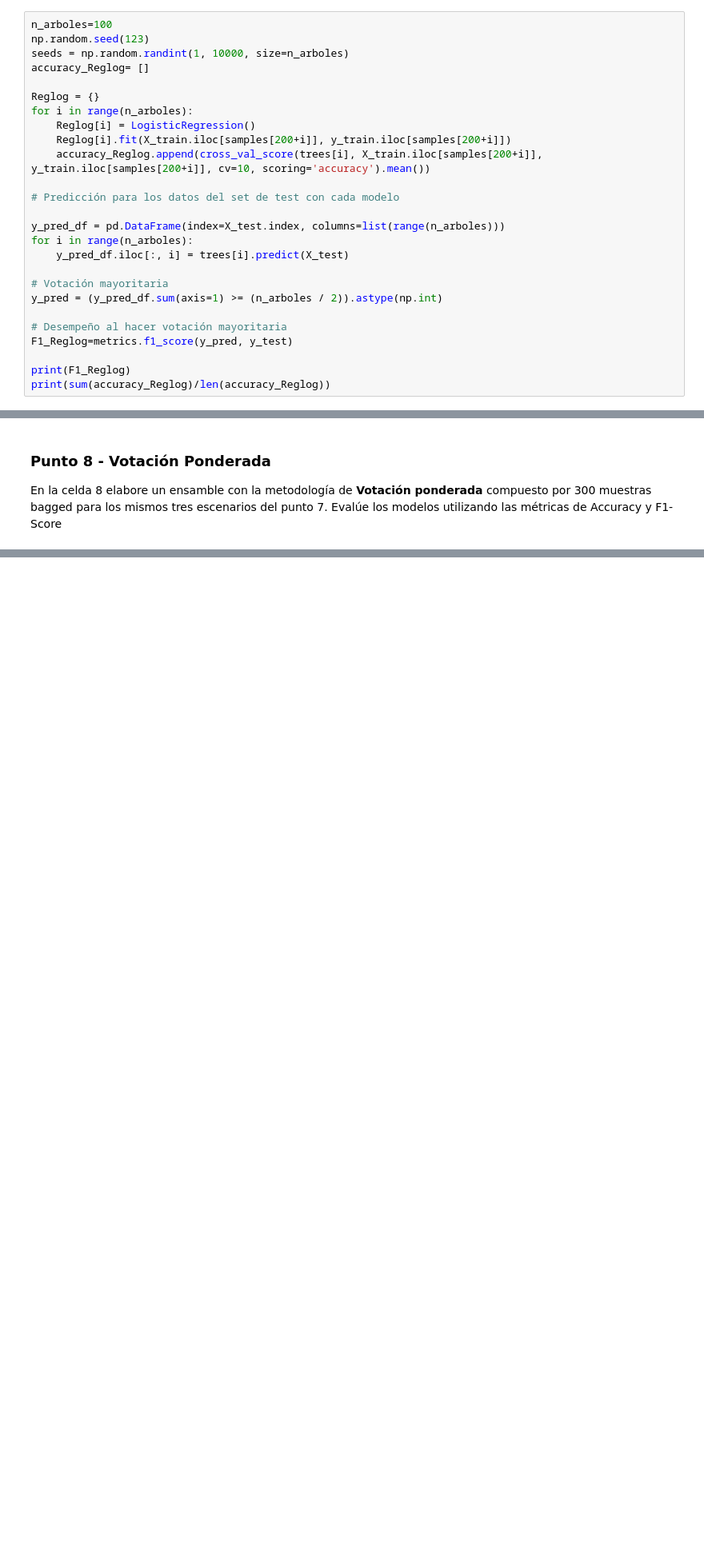
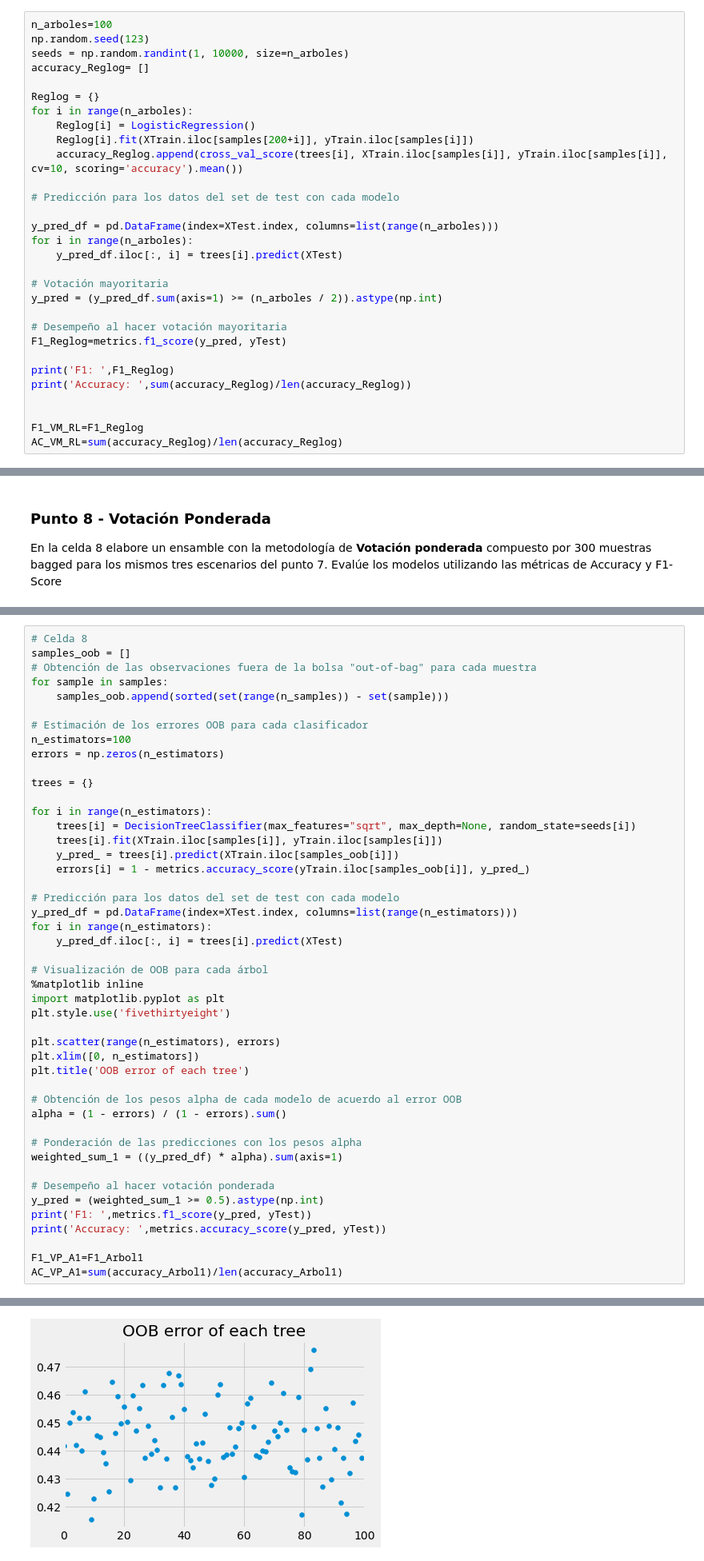
Before and after one commit to yovany/MIAD_ML_and_NLP, a Jupyter notebook: Semana 1/S1TC1_arboles_ensamblajes(entregable).ipynb, the cells around one changed output, grey strips where cells are left out. Shown: that part at 80% size. Cells and saved outputs as stored; diff of their text form; blank space fills up the shorter version.

```diff
--- a/Semana 1/S1TC1_arboles_ensamblajes(entregable).ipynb
+++ b/Semana 1/S1TC1_arboles_ensamblajes(entregable).ipynb
@@ -499,21 +525,25 @@ accuracy_Reglog= []
 Reglog = {}
 for i in range(n_arboles):
     Reglog[i] = LogisticRegression()
-    Reglog[i].fit(X_train.iloc[samples[200+i]], y_train.iloc[samples[200+i]])
-    accuracy_Reglog.append(cross_val_score(trees[i], X_train.iloc[samples[200+i]], y_train.iloc[samples[200+i]], cv=10, scoring='accuracy').mean())
+    Reglog[i].fit(XTrain.iloc[samples[200+i]], yTrain.iloc[samples[i]])
+    accuracy_Reglog.append(cross_val_score(trees[i], XTrain.iloc[samples[i]], yTrain.iloc[samples[i]], cv=10, scoring='accuracy').mean())
 
 # Predicción para los datos del set de test con cada modelo
 
-y_pred_df = pd.DataFrame(index=X_test.index, columns=list(range(n_arboles)))
+y_pred_df = pd.DataFrame(index=XTest.index, columns=list(range(n_arboles)))
 for i in range(n_arboles):
-    y_pred_df.iloc[:, i] = trees[i].predict(X_test)
+    y_pred_df.iloc[:, i] = trees[i].predict(XTest)
 
 # Votación mayoritaria
 y_pred = (y_pred_df.sum(axis=1) >= (n_arboles / 2)).astype(np.int)
 
 # Desempeño al hacer votación mayoritaria
-F1_Reglog=metrics.f1_score(y_pred, y_test)
+F1_Reglog=metrics.f1_score(y_pred, yTest)
 
-print(F1_Reglog)
-print(sum(accuracy_Reglog)/len(accuracy_Reglog))
+print('F1: ',F1_Reglog)
+print('Accuracy: ',sum(accuracy_Reglog)/len(accuracy_Reglog))
+
+
+F1_VM_RL=F1_Reglog
+AC_VM_RL=sum(accuracy_Reglog)/len(accuracy_Reglog)
 # %% [output]
@@ -526,0 +557,47 @@ En la celda 8 elabore un ensamble con la metodología de **Votación ponderada**
+# %%
+# Celda 8
+samples_oob = []
+# Obtención de las observaciones fuera de la bolsa "out-of-bag" para cada muestra
+for sample in samples:
+    samples_oob.append(sorted(set(range(n_samples)) - set(sample)))
+
+# Estimación de los errores OOB para cada clasificador
+n_estimators=100
+errors = np.zeros(n_estimators)
+
+trees = {}
+
+for i in range(n_estimators):
+    trees[i] = DecisionTreeClassifier(max_features="sqrt", max_depth=None, random_state=seeds[i])
+    trees[i].fit(XTrain.iloc[samples[i]], yTrain.iloc[samples[i]])
+    y_pred_ = trees[i].predict(XTrain.iloc[samples_oob[i]])
+    errors[i] = 1 - metrics.accuracy_score(yTrain.iloc[samples_oob[i]], y_pred_)
+
+# Predicción para los datos del set de test con cada modelo
+y_pred_df = pd.DataFrame(index=XTest.index, columns=list(range(n_estimators)))
+for i in range(n_estimators):
+    y_pred_df.iloc[:, i] = trees[i].predict(XTest)
+
+# Visualización de OOB para cada árbol
+%matplotlib inline
+import matplotlib.pyplot as plt
+plt.style.use('fivethirtyeight')
+
+plt.scatter(range(n_estimators), errors)
+plt.xlim([0, n_estimators])
+plt.title('OOB error of each tree')
+
+# Obtención de los pesos alpha de cada modelo de acuerdo al error OOB
+alpha = (1 - errors) / (1 - errors).sum()
+
+# Ponderación de las predicciones con los pesos alpha
+weighted_sum_1 = ((y_pred_df) * alpha).sum(axis=1)
+
+# Desempeño al hacer votación ponderada
+y_pred = (weighted_sum_1 >= 0.5).astype(np.int)
+print('F1: ',metrics.f1_score(y_pred, yTest))
+print('Accuracy: ',metrics.accuracy_score(y_pred, yTest))
+
+F1_VP_A1=F1_Arbol1
+AC_VP_A1=sum(accuracy_Arbol1)/len(accuracy_Arbol1)
+# %% [output]
@@ -526,0 +606 @@ En la celda 8 elabore un ensamble con la metodología de **Votación ponderada**
+[figure, added]
```
Also changed, not shown: parts of 23 cells of this notebook.
